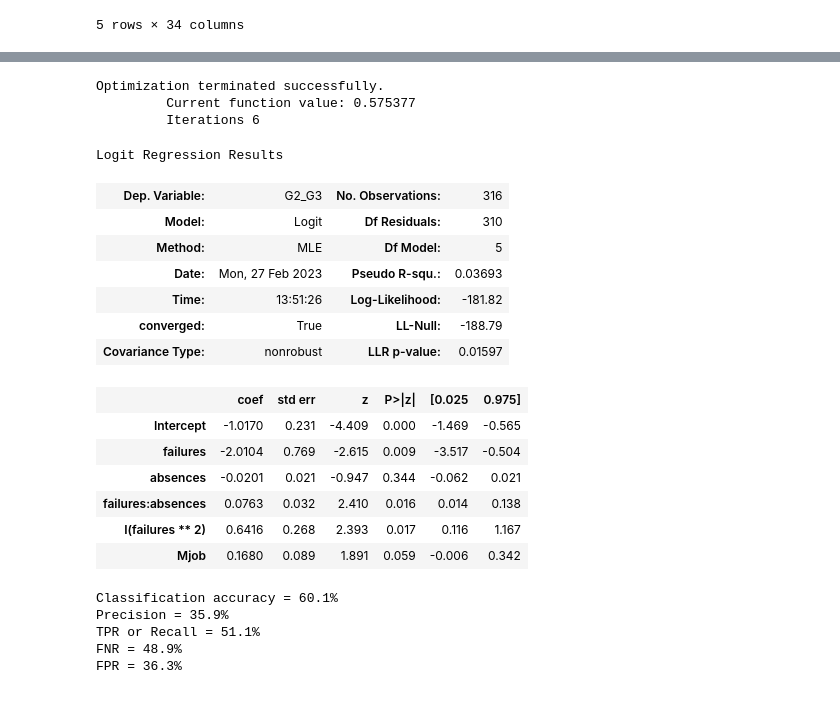
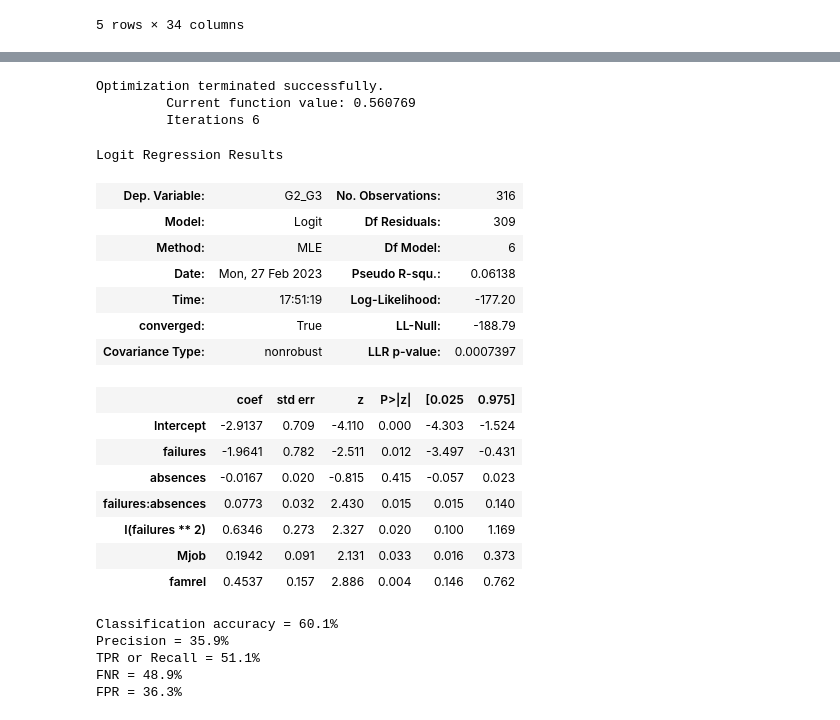
Before and after one commit to zshi719/student_grade_prediction, a Jupyter notebook: grade_model.ipynb, the cells around one changed output, grey strips where cells are left out. Cells and saved outputs as stored; diff of their text form; code cells hidden in the pictures.

```diff
--- a/grade_model.ipynb
+++ b/grade_model.ipynb
@@ -1006,3 +1007,11 @@ train.head()
 | 249 | 0 | 1 | 16 | 1 | 0 | 1 | 0 | 2 | 0 | 0 | ... | ... |
 | 61 | 0 | 0 | 16 | 1 | 0 | 1 | 1 | 1 | 2 | 2 | ... | ... |
 5 rows × 34 columns
+# %%
+from sklearn.feature_selection import SelectKBest, chi2
+k_best = SelectKBest(score_func=chi2, k=10)
+k_best.fit(train, train.G2_G3)
+df_score = pd.Series(data=k_best.scores_, index=train.columns)
+df_score.sort_values(ascending=False)[1:10]
+
+# features_selected = df_score.nlargest(3).index
@@ -1009,25 +1073,26 @@ train.head()
 # %%
-pro_model3 = smf.logit(formula = 'G2_G3~failures*absences+I(failures**2)+Mjob', data = train).fit()
+pro_model3 = smf.logit(formula = 'G2_G3~failures*absences+I(failures**2)+Mjob + famrel', data = train).fit()
 pro_model3.summary()
 # %% [output]
 Optimization terminated successfully.
-         Current function value: 0.575377
+         Current function value: 0.560769
          Iterations 6
 Logit Regression Results
 | Dep. Variable: | G2_G3 | No. Observations: | 316 |
-| Model: | Logit | Df Residuals: | 310 |
-| Method: | MLE | Df Model: | 5 |
-| Date: | Mon, 27 Feb 2023 | Pseudo R-squ.: | 0.03693 |
-| Time: | 13:51:26 | Log-Likelihood: | -181.82 |
+| Model: | Logit | Df Residuals: | 309 |
+| Method: | MLE | Df Model: | 6 |
+| Date: | Mon, 27 Feb 2023 | Pseudo R-squ.: | 0.06138 |
+| Time: | 17:51:19 | Log-Likelihood: | -177.20 |
 | converged: | True | LL-Null: | -188.79 |
-| Covariance Type: | nonrobust | LLR p-value: | 0.01597 |
+| Covariance Type: | nonrobust | LLR p-value: | 0.0007397 |
 |  | coef | std err | z | P>|z| | [0.025 | 0.975] |
-| Intercept | -1.0170 | 0.231 | -4.409 | 0.000 | -1.469 | -0.565 |
-| failures | -2.0104 | 0.769 | -2.615 | 0.009 | -3.517 | -0.504 |
-| absences | -0.0201 | 0.021 | -0.947 | 0.344 | -0.062 | 0.021 |
-| failures:absences | 0.0763 | 0.032 | 2.410 | 0.016 | 0.014 | 0.138 |
-| I(failures ** 2) | 0.6416 | 0.268 | 2.393 | 0.017 | 0.116 | 1.167 |
-| Mjob | 0.1680 | 0.089 | 1.891 | 0.059 | -0.006 | 0.342 |
+| Intercept | -2.9137 | 0.709 | -4.110 | 0.000 | -4.303 | -1.524 |
+| failures | -1.9641 | 0.782 | -2.511 | 0.012 | -3.497 | -0.431 |
+| absences | -0.0167 | 0.020 | -0.815 | 0.415 | -0.057 | 0.023 |
+| failures:absences | 0.0773 | 0.032 | 2.430 | 0.015 | 0.015 | 0.140 |
+| I(failures ** 2) | 0.6346 | 0.273 | 2.327 | 0.020 | 0.100 | 1.169 |
+| Mjob | 0.1942 | 0.091 | 2.131 | 0.033 | 0.016 | 0.373 |
+| famrel | 0.4537 | 0.157 | 2.886 | 0.004 | 0.146 | 0.762 |
 # %%
 confusion_matrix_data(train,train.G2_G3,pro_model3, 0.3)
 # %% [output]
```
Also changed, not shown: parts of 22 cells of this notebook.
